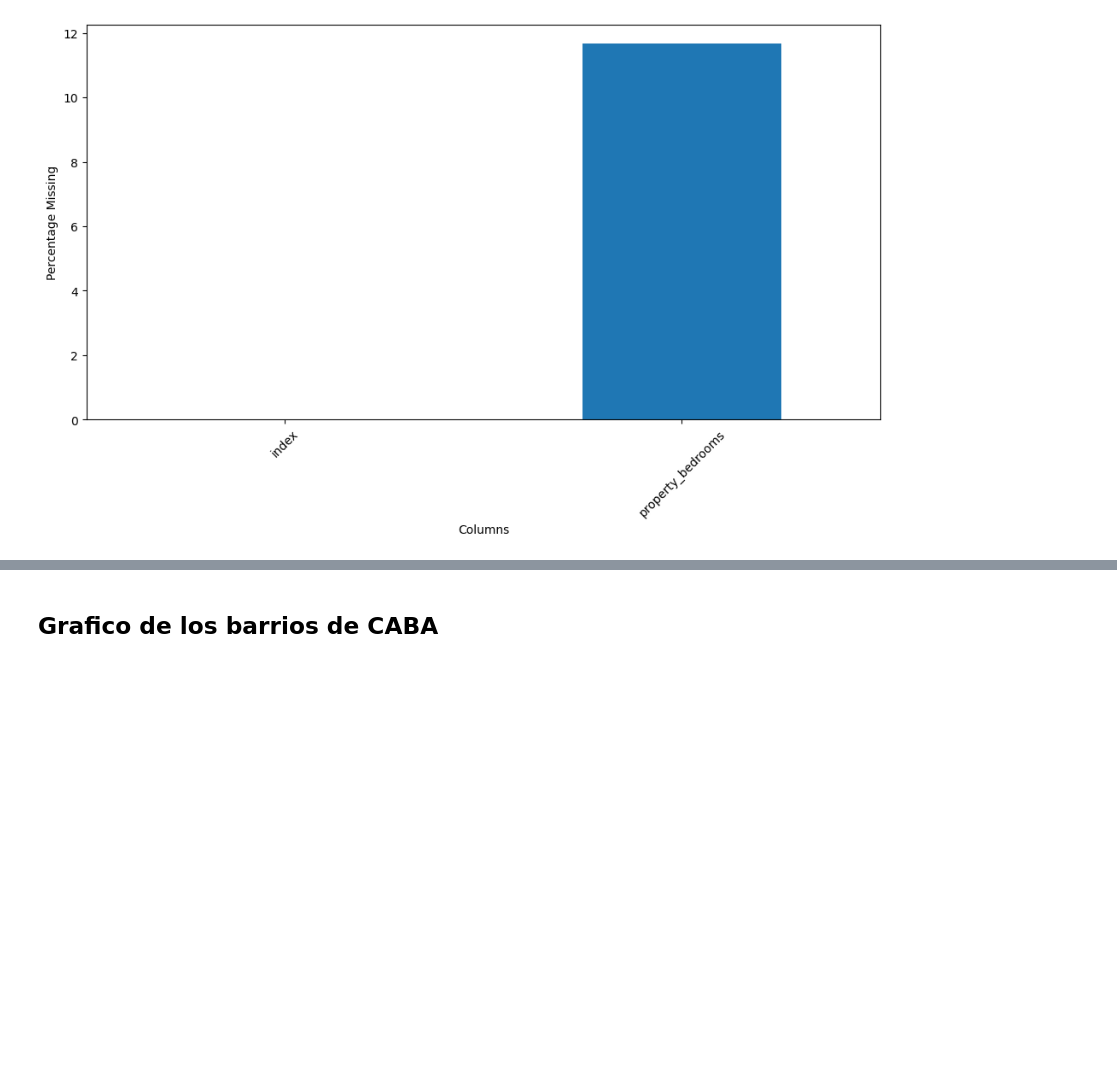
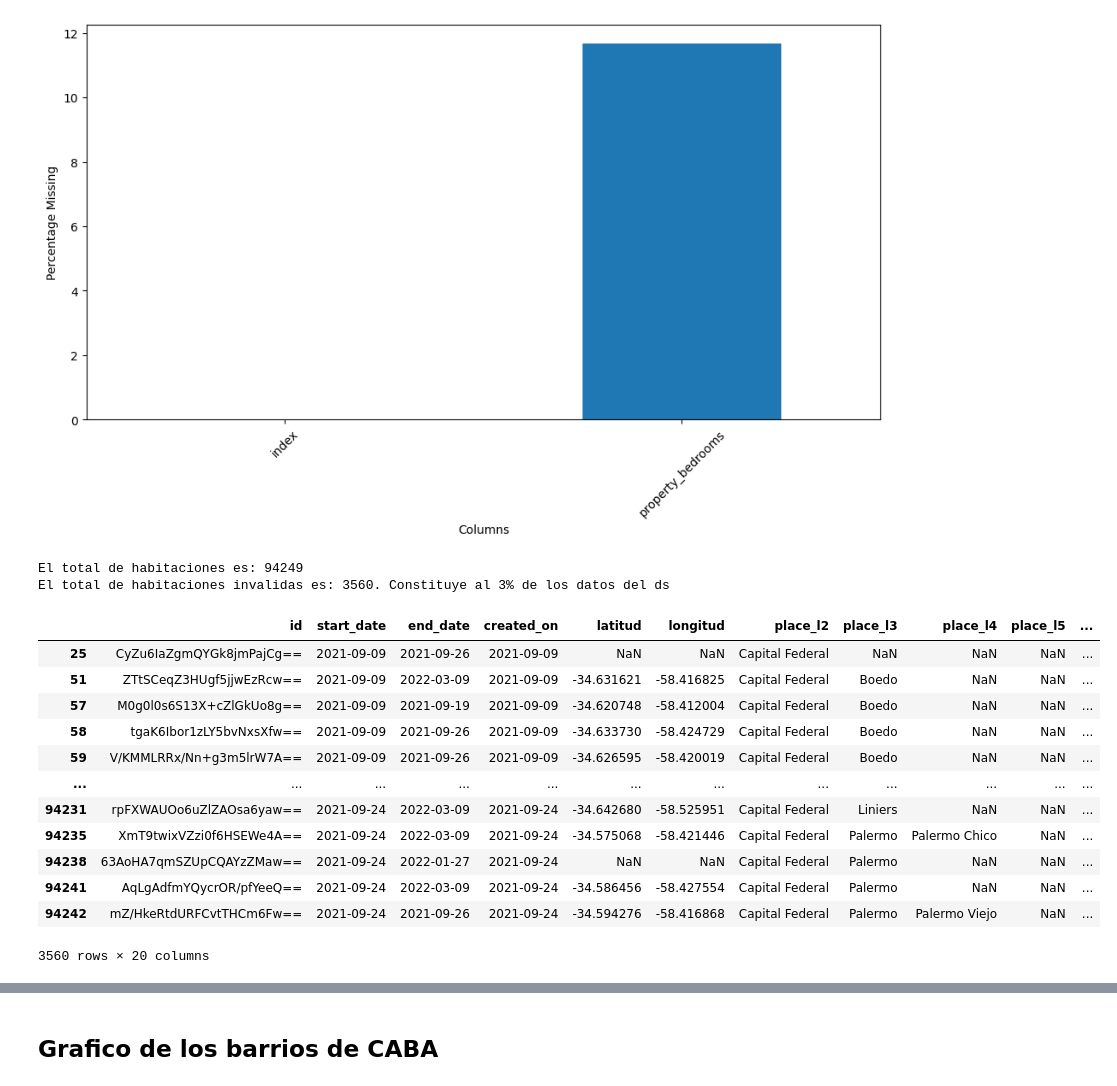
Before and after one commit to Naza26/7506R-2C2022-GRUPO01, a Jupyter notebook: 7506R_TP1_GRUPO1_ENTREGA.ipynb, the cells around one changed output, grey strips where cells are left out. Cells and saved outputs as stored; diff of their text form; code cells hidden in the pictures; blank space fills up the shorter version.

Commit message:
agrego pre-imputacion de habitaciones

```diff
--- a/7506R_TP1_GRUPO1_ENTREGA.ipynb
+++ b/7506R_TP1_GRUPO1_ENTREGA.ipynb
@@ -931,3 +948,25 @@ index                 0.000000
 property_bedrooms    11.657418
 dtype: float64
 [figure]
+# %%
+print(f"El total de habitaciones es: {len(ds_filtrado.property_bedrooms)}")
+
+habitaciones_invalidas = ds_filtrado.loc[(ds_filtrado['property_bedrooms'] > ds_filtrado['property_rooms'])]
+print(f"El total de habitaciones invalidas es: {len(habitaciones_invalidas)}. Constituye al {(len(habitaciones_invalidas) * 100)//len(ds_filtrado.property_bedrooms)}% de los datos del ds")
+habitaciones_invalidas
+# %% [output]
+El total de habitaciones es: 94249
+El total de habitaciones invalidas es: 3560. Constituye al 3% de los datos del ds
+|  | id | start_date | end_date | created_on | latitud | longitud | place_l2 | place_l3 | place_l4 | place_l5 | ... |
+| 25 | CyZu6IaZgmQYGk8jmPajCg== | 2021-09-09 | 2021-09-26 | 2021-09-09 | NaN | NaN | Capital Federal | NaN | NaN | NaN | ... |
+| 51 | ZTtSCeqZ3HUgf5jjwEzRcw== | 2021-09-09 | 2022-03-09 | 2021-09-09 | -34.631621 | -58.416825 | Capital Federal | Boedo | NaN | NaN | ... |
+| 57 | M0g0l0s6S13X+cZlGkUo8g== | 2021-09-09 | 2021-09-19 | 2021-09-09 | -34.620748 | -58.412004 | Capital Federal | Boedo | NaN | NaN | ... |
+| 58 | tgaK6Ibor1zLY5bvNxsXfw== | 2021-09-09 | 2021-09-26 | 2021-09-09 | -34.633730 | -58.424729 | Capital Federal | Boedo | NaN | NaN | ... |
+| 59 | V/KMMLRRx/Nn+g3m5lrW7A== | 2021-09-09 | 2021-09-26 | 2021-09-09 | -34.626595 | -58.420019 | Capital Federal | Boedo | NaN | NaN | ... |
+| ... | ... | ... | ... | ... | ... | ... | ... | ... | ... | ... | ... |
+| 94231 | rpFXWAUOo6uZlZAOsa6yaw== | 2021-09-24 | 2022-03-09 | 2021-09-24 | -34.642680 | -58.525951 | Capital Federal | Liniers | NaN | NaN | ... |
+| 94235 | XmT9twixVZzi0f6HSEWe4A== | 2021-09-24 | 2022-03-09 | 2021-09-24 | -34.575068 | -58.421446 | Capital Federal | Palermo | Palermo Chico | NaN | ... |
+| 94238 | 63AoHA7qmSZUpCQAYzZMaw== | 2021-09-24 | 2022-01-27 | 2021-09-24 | NaN | NaN | Capital Federal | Palermo | NaN | NaN | ... |
+| 94241 | AqLgAdfmYQycrOR/pfYeeQ== | 2021-09-24 | 2022-03-09 | 2021-09-24 | -34.586456 | -58.427554 | Capital Federal | Palermo | NaN | NaN | ... |
+| 94242 | mZ/HkeRtdURFCvtTHCm6Fw== | 2021-09-24 | 2021-09-26 | 2021-09-24 | -34.594276 | -58.416868 | Capital Federal | Palermo | Palermo Viejo | NaN | ... |
+3560 rows × 20 columns
```
Also changed, not shown: parts of 8 cells of this notebook.
